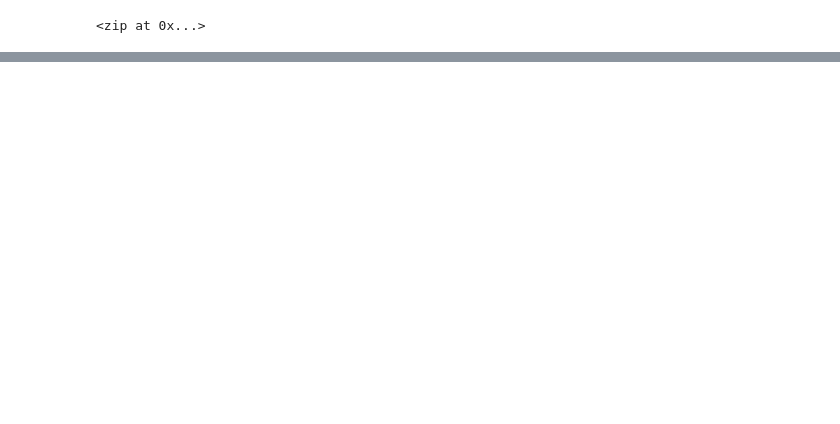
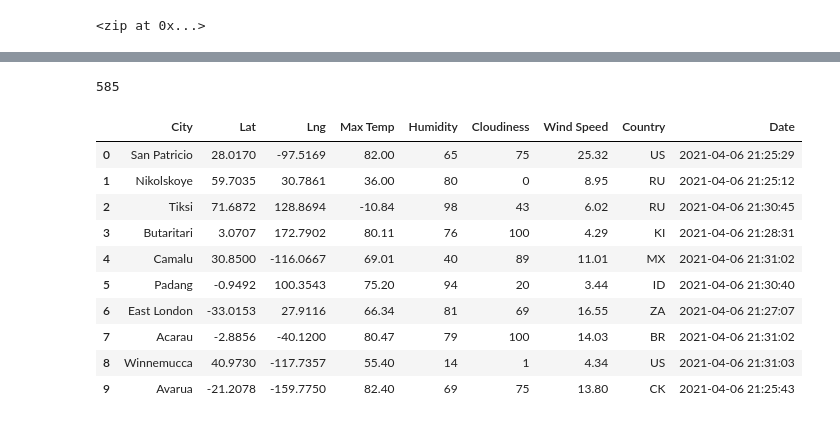
Before and after one commit to tjavaheripour/World_Weather_Analysis, a Jupyter notebook: WeatherPy.ipynb, the cells around one changed output, grey strips where cells are left out. Saved outputs shown, nothing was run; the diff lists cells and outputs as text; code cells hidden in the pictures; blank space fills up the shorter version.

Commit message:
update WeatherPy.ipyn

```diff
--- a/WeatherPy.ipynb
+++ b/WeatherPy.ipynb
@@ -3,6 +3,11 @@
 import pandas as pd
 import matplotlib.pyplot as plt
 import numpy as np
+from citipy import citipy
+import requests
+from config import weather_api_key
+url = "http://api.openweathermap.org/data/2.5/weather?units=Imperial&APPID=" + weather_api_key
+from datetime import datetime
 # %%
 # Create a set of random latitude and longitude combinations.
 lats = np.random.uniform(low=-90.000, high=90.000, size=1500)
@@ -33,0 +114,20 @@ len(cities)
+# %%
+len(city_data)
+# %% [output]
+585
+# %%
+# Convert the array of dictionaries to a Pandas DataFrame.
+city_data_df = pd.DataFrame(city_data)
+city_data_df.head(10)
+# %% [output]
+|  | City | Lat | Lng | Max Temp | Humidity | Cloudiness | Wind Speed | Country | Date |
+| 0 | San Patricio | 28.0170 | -97.5169 | 82.00 | 65 | 75 | 25.32 | US | 2021-04-06 21:25:29 |
+| 1 | Nikolskoye | 59.7035 | 30.7861 | 36.00 | 80 | 0 | 8.95 | RU | 2021-04-06 21:25:12 |
+| 2 | Tiksi | 71.6872 | 128.8694 | -10.84 | 98 | 43 | 6.02 | RU | 2021-04-06 21:30:45 |
+| 3 | Butaritari | 3.0707 | 172.7902 | 80.11 | 76 | 100 | 4.29 | KI | 2021-04-06 21:28:31 |
+| 4 | Camalu | 30.8500 | -116.0667 | 69.01 | 40 | 89 | 11.01 | MX | 2021-04-06 21:31:02 |
+| 5 | Padang | -0.9492 | 100.3543 | 75.20 | 94 | 20 | 3.44 | ID | 2021-04-06 21:30:40 |
+| 6 | East London | -33.0153 | 27.9116 | 66.34 | 81 | 69 | 16.55 | ZA | 2021-04-06 21:27:07 |
+| 7 | Acarau | -2.8856 | -40.1200 | 80.47 | 79 | 100 | 14.03 | BR | 2021-04-06 21:31:02 |
+| 8 | Winnemucca | 40.9730 | -117.7357 | 55.40 | 14 | 1 | 4.34 | US | 2021-04-06 21:31:03 |
+| 9 | Avarua | -21.2078 | -159.7750 | 82.40 | 69 | 75 | 13.80 | CK | 2021-04-06 21:25:43 |
```
Also changed, not shown: parts of 4 cells of this notebook, 3 other files.
